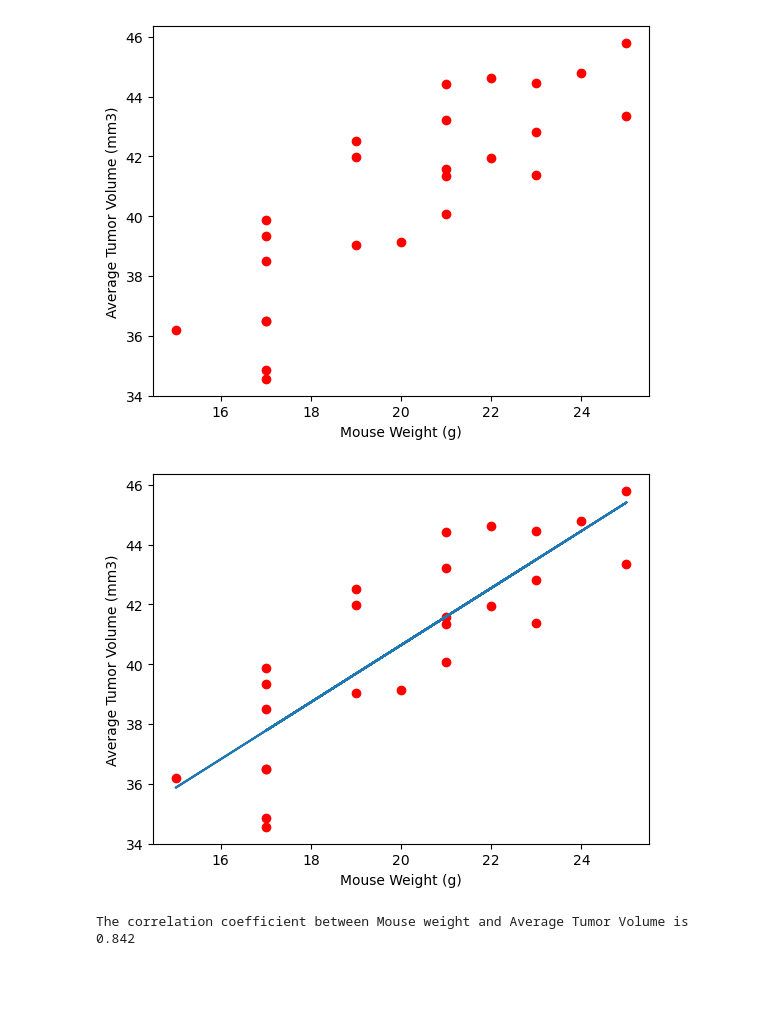
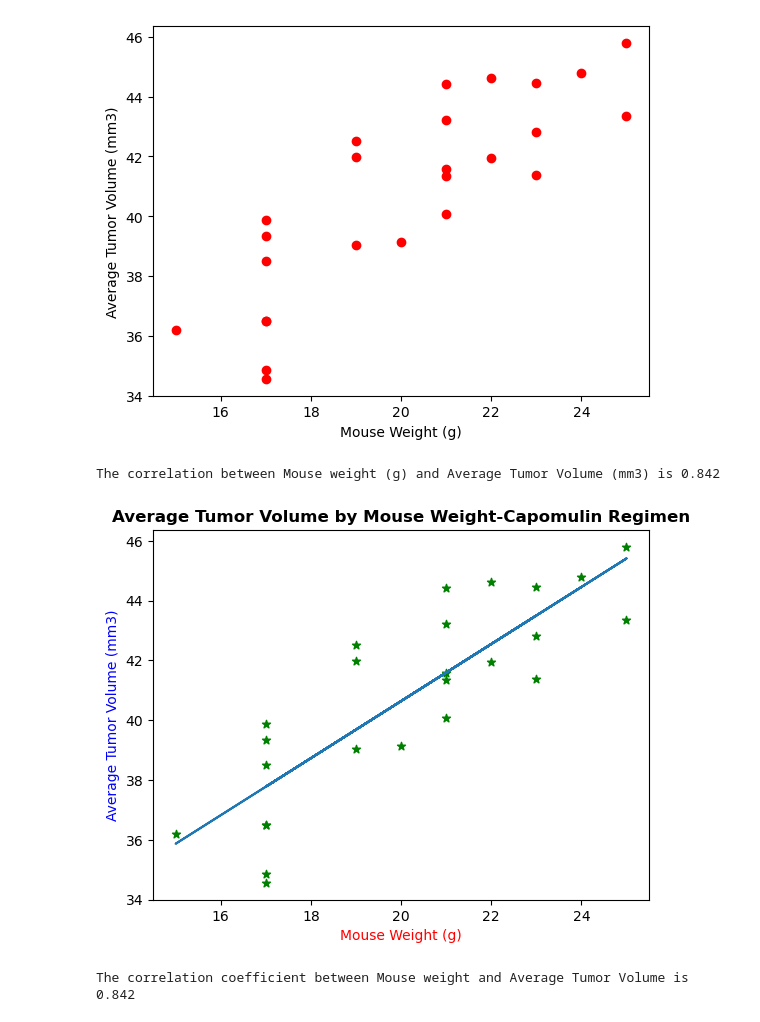
Before and after one commit to ershadziaei/Matplotlib_Challenge, a Jupyter notebook: Challenge5_ErshadZiaei.ipynb, the cells around one changed output. Cells and saved outputs as stored; diff of their text form; code cells hidden in the pictures; blank space fills up the shorter version.

```diff
--- a/Challenge5_ErshadZiaei.ipynb
+++ b/Challenge5_ErshadZiaei.ipynb
@@ -5,10 +5,12 @@
 
 ## Reading/Cleaning the Data
 # %%
-# Dependencies and Setup
 import matplotlib.pyplot as plt
+import matplotlib
+import numpy as np
 import pandas as pd
 import scipy.stats as st
+from scipy import stats
 
 # Study data files
 mouse_metadata_path = "data/Mouse_metadata.csv"
@@ -23,7 +25,7 @@ study_results
 combined_data=pd.merge(mouse_metadata, study_results, how="left", on=["Mouse ID","Mouse ID"])
 combined_data.head()
 
-organized_combined_data=merged_data[["Mouse ID", "Timepoint", "Tumor Volume (mm3)", "Metastatic Sites", "Drug Regimen", "Sex", "Age_months", "Weight (g)"]]
+organized_combined_data=combined_data[["Mouse ID", "Timepoint", "Tumor Volume (mm3)", "Metastatic Sites", "Drug Regimen", "Sex", "Age_months", "Weight (g)"]]
 organized_combined_data.head()
 # %% [output]
 |  | Mouse ID | Timepoint | Tumor Volume (mm3) | Metastatic Sites | Drug Regimen | Sex | Age_months | ... |
@@ -403,19 +386,26 @@ plt.ylabel('Average Tumor Volume (mm3)')
 plt.show()
 # %% [output]
 [figure]
+# %%
+# Calculate the correlation coefficient between Mouse weight and Average Tumor Volume
+correlation2=st.pearsonr(grouped_cap_mice_weight,avg_tum_vol_by_mouse_list)
+print(f"The correlation between Mouse weight (g) and Average Tumor Volume (mm3) is {round(correlation2[0],3)}")
+# %% [output]
+The correlation between Mouse weight (g) and Average Tumor Volume (mm3) is 0.842
 # %%
 #Calculate the linear regression model between mouse weight and average tumor volume for the Capomulin treatment.
 vc_slope, vc_int, vc_r, vc_p, vc_std_err = stats.linregress(grouped_cap_mice_weight,avg_tum_vol_by_mouse_list)
 vc_fit = vc_slope * grouped_cap_mice_weight + vc_int
 
 #Plot the linear regression model on top of the previous scatter plot.
-plt.scatter(grouped_cap_mice_weight,avg_tum_vol_by_mouse_list, marker="o", facecolors='red')
-plt.xlabel('Mouse Weight (g)')
-plt.ylabel('Average Tumor Volume (mm3)')
+plt.scatter(grouped_cap_mice_weight,avg_tum_vol_by_mouse_list, marker="*", facecolors='green')
+plt.xlabel('Mouse Weight (g)', color='red',)
+plt.ylabel('Average Tumor Volume (mm3)', color='blue')
+plt.title('Average Tumor Volume by Mouse Weight-Capomulin Regimen', fontweight='bold')
 plt.plot(grouped_cap_mice_weight,vc_fit,"-")
 plt.show()
 # %% [output]
-[figure, old version]
+[figure, new version]
 # %%
 # Calculate the correlation coefficient between Mouse weight and Average Tumor Volume
 correlation2=st.pearsonr(grouped_cap_mice_weight,avg_tum_vol_by_mouse_list)
```
Also changed, not shown: parts of 3 cells of this notebook.
